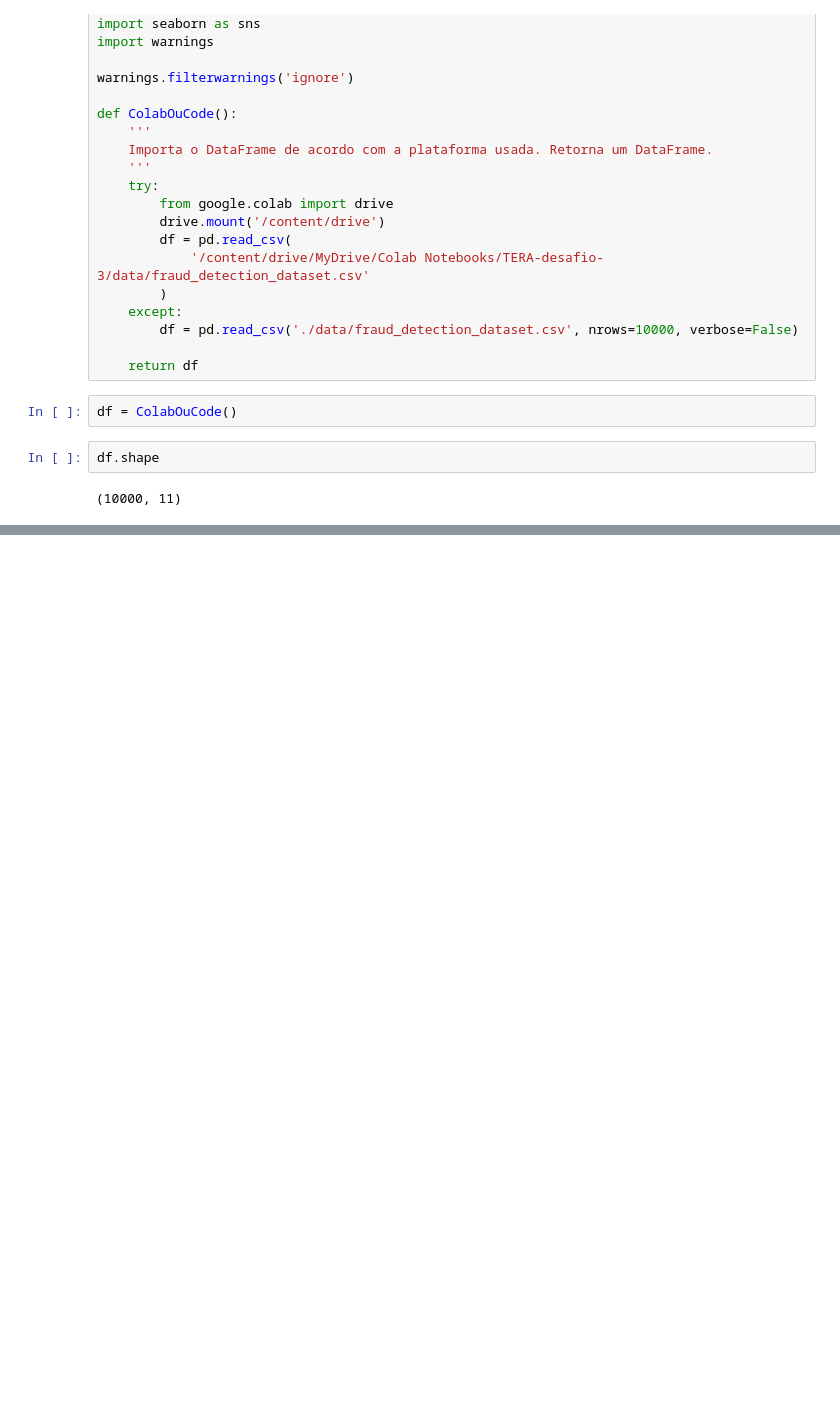
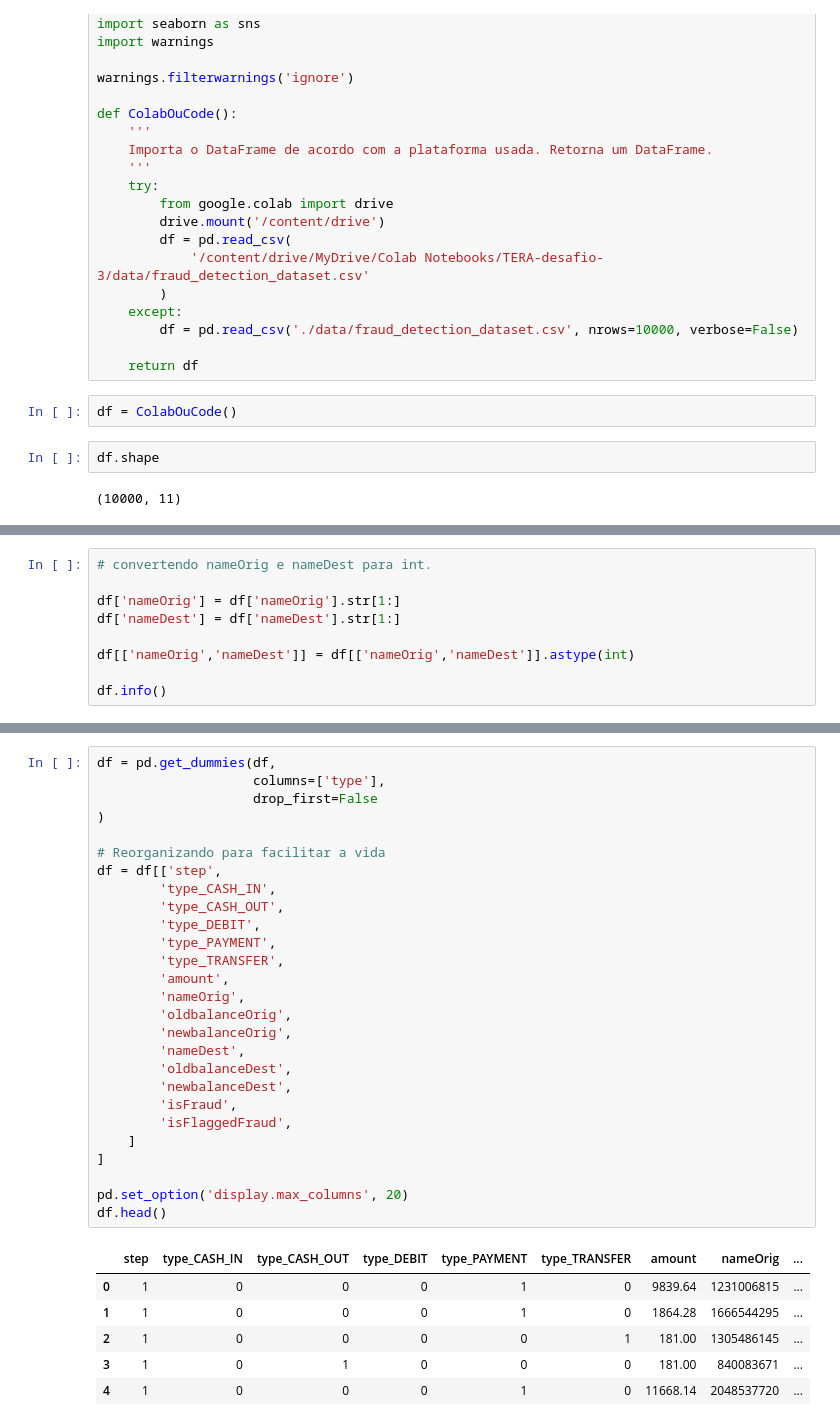
Before and after one commit to phobeiro/TERA-desafio-3, a Jupyter notebook: desafio-3.ipynb, the cells around one changed output, grey strips where cells are left out. Drawn from its saved outputs; the diff is of its cells as text; blank space fills up the shorter version.

```diff
--- a/desafio-3.ipynb
+++ b/desafio-3.ipynb
@@ -137,0 +94,9 @@ KeyboardInterrupt:
+# %%
+# convertendo nameOrig e nameDest para int.
+
+df['nameOrig'] = df['nameOrig'].str[1:]
+df['nameDest'] = df['nameDest'].str[1:]
+
+df[['nameOrig','nameDest']] = df[['nameOrig','nameDest']].astype(int)
+
+df.info()
@@ -137,0 +122,34 @@ KeyboardInterrupt:
+# %%
+df = pd.get_dummies(df,
+                    columns=['type'],
+                    drop_first=False
+)
+
+# Reorganizando para facilitar a vida
+df = df[['step',
+        'type_CASH_IN',
+        'type_CASH_OUT',
+        'type_DEBIT',
+        'type_PAYMENT',
+        'type_TRANSFER',
+        'amount',
+        'nameOrig',
+        'oldbalanceOrig',
+        'newbalanceOrig',
+        'nameDest',
+        'oldbalanceDest',
+        'newbalanceDest',
+        'isFraud',
+        'isFlaggedFraud',
+    ]
+]
+
+pd.set_option('display.max_columns', 20)
+df.head()
+# %% [output]
+|  | step | type_CASH_IN | type_CASH_OUT | type_DEBIT | type_PAYMENT | type_TRANSFER | amount | nameOrig | ... |
+| 0 | 1 | 0 | 0 | 0 | 1 | 0 | 9839.64 | 1231006815 | ... |
+| 1 | 1 | 0 | 0 | 0 | 1 | 0 | 1864.28 | 1666544295 | ... |
+| 2 | 1 | 0 | 0 | 0 | 0 | 1 | 181.00 | 1305486145 | ... |
+| 3 | 1 | 0 | 1 | 0 | 0 | 0 | 181.00 | 840083671 | ... |
+| 4 | 1 | 0 | 0 | 0 | 1 | 0 | 11668.14 | 2048537720 | ... |
```
Also changed, not shown: parts of 10 cells of this notebook.
